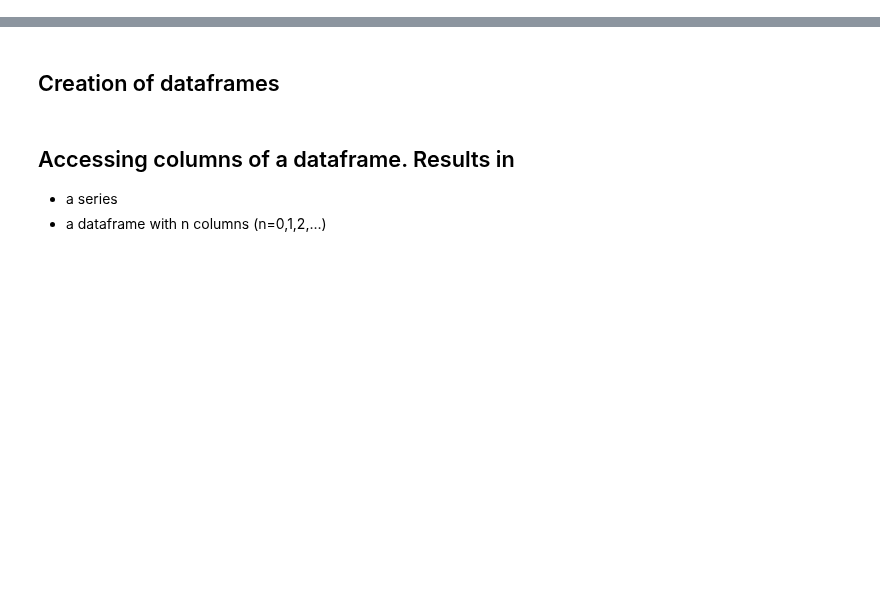
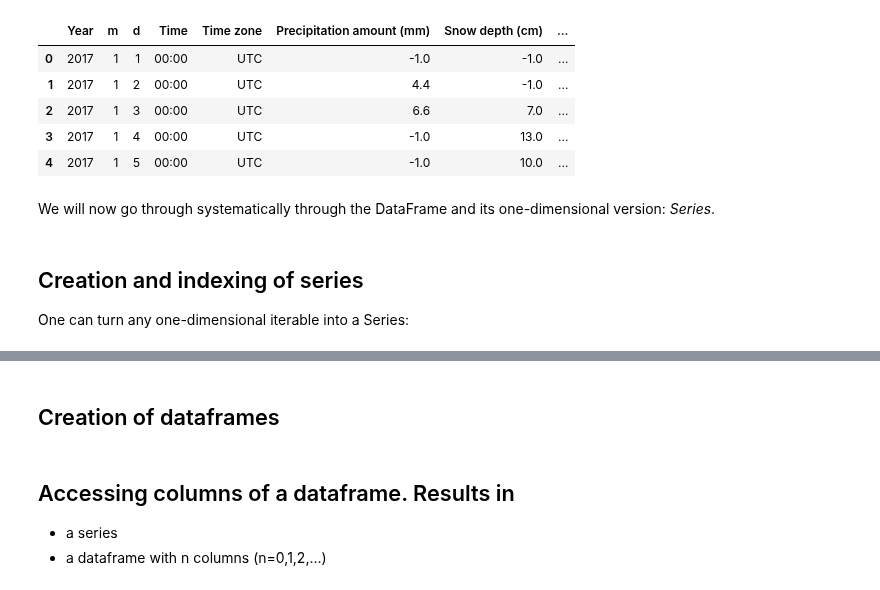
Before and after one commit to jttoivon/data-analysis-with-python-spring-2019, a Jupyter notebook: pandas.ipynb, the cells around one changed output, grey strips where cells are left out. Saved outputs shown, nothing was run; the diff lists cells and outputs as text; code cells hidden in the pictures; blank space fills up the shorter version.

```diff
--- a/pandas.ipynb
+++ b/pandas.ipynb
@@ -8,0 +45,15 @@ import pandas as pd
+# %%
+df.head()
+# %% [output]
+|  | Year | m | d | Time | Time zone | Precipitation amount (mm) | Snow depth (cm) | ... |
+| 0 | 2017 | 1 | 1 | 00:00 | UTC | -1.0 | -1.0 | ... |
+| 1 | 2017 | 1 | 2 | 00:00 | UTC | 4.4 | -1.0 | ... |
+| 2 | 2017 | 1 | 3 | 00:00 | UTC | 6.6 | 7.0 | ... |
+| 3 | 2017 | 1 | 4 | 00:00 | UTC | -1.0 | 13.0 | ... |
+| 4 | 2017 | 1 | 5 | 00:00 | UTC | -1.0 | 10.0 | ... |
+# %% [markdown]
+We will now go through systematically through the DataFrame and its one-dimensional version: *Series*.
+# %% [markdown]
+## Creation and indexing of series
+
+One can turn any one-dimensional iterable into a Series:
```
Also changed, not shown: parts of 66 cells of this notebook, 2 other files.
